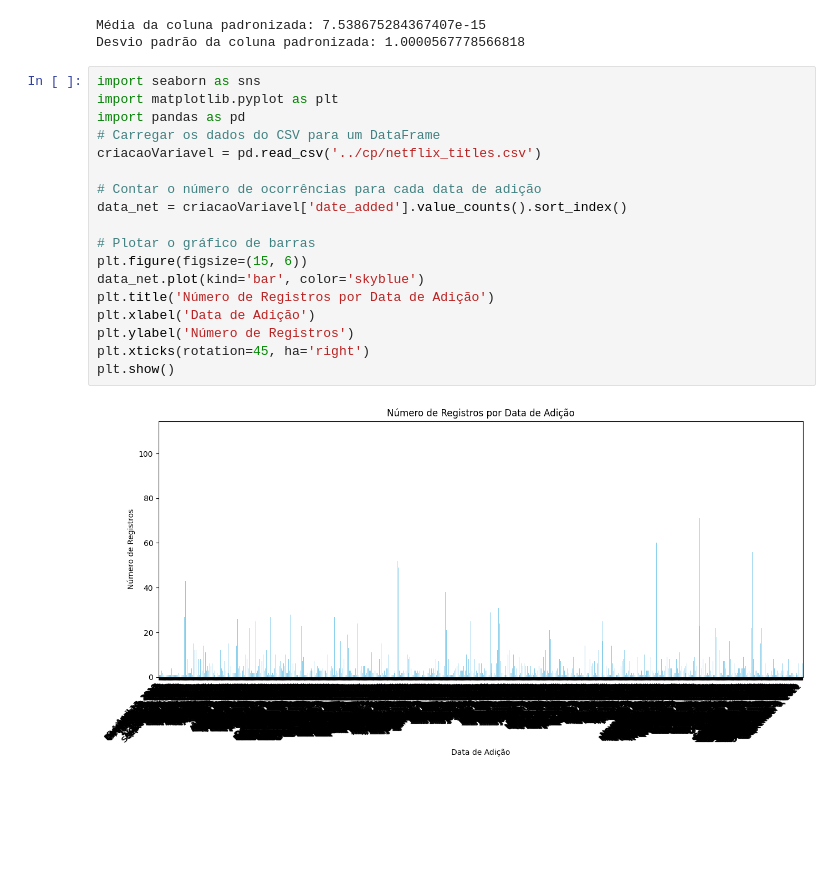
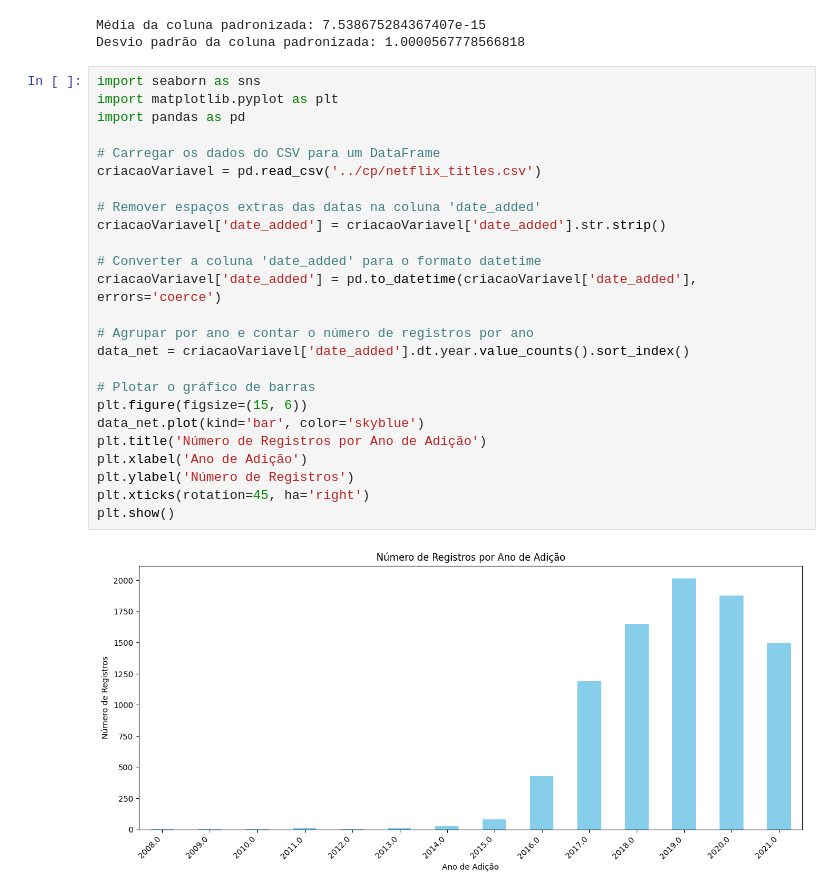
Before and after one commit to leviutima/CheckPoint-AI-CHATBOT, a Jupyter notebook: RM_553580_LEVIYUKIUTIMA_CP2.ipynb, the cells around one changed output. Cells and saved outputs as stored; diff of their text form; blank space fills up the shorter version.

```diff
--- a/RM_553580_LEVIYUKIUTIMA_CP2.ipynb
+++ b/RM_553580_LEVIYUKIUTIMA_CP2.ipynb
@@ -234,20 +234,27 @@ Desvio padrão da coluna padronizada: 1.0000567778566818
 # %%
 import seaborn as sns
 import matplotlib.pyplot as plt
 import pandas as pd
+
 # Carregar os dados do CSV para um DataFrame
 criacaoVariavel = pd.read_csv('../cp/netflix_titles.csv')
 
-# Contar o número de ocorrências para cada data de adição
-data_net = criacaoVariavel['date_added'].value_counts().sort_index()
+# Remover espaços extras das datas na coluna 'date_added'
+criacaoVariavel['date_added'] = criacaoVariavel['date_added'].str.strip()
+
+# Converter a coluna 'date_added' para o formato datetime
+criacaoVariavel['date_added'] = pd.to_datetime(criacaoVariavel['date_added'], errors='coerce')
+
+# Agrupar por ano e contar o número de registros por ano
+data_net = criacaoVariavel['date_added'].dt.year.value_counts().sort_index()
 
 # Plotar o gráfico de barras
 plt.figure(figsize=(15, 6))
 data_net.plot(kind='bar', color='skyblue')
-plt.title('Número de Registros por Data de Adição')
-plt.xlabel('Data de Adição')
+plt.title('Número de Registros por Ano de Adição')
+plt.xlabel('Ano de Adição')
 plt.ylabel('Número de Registros')
 plt.xticks(rotation=45, ha='right')
 plt.show()
 # %% [output]
-[figure, old version]
+[figure, new version]
```
